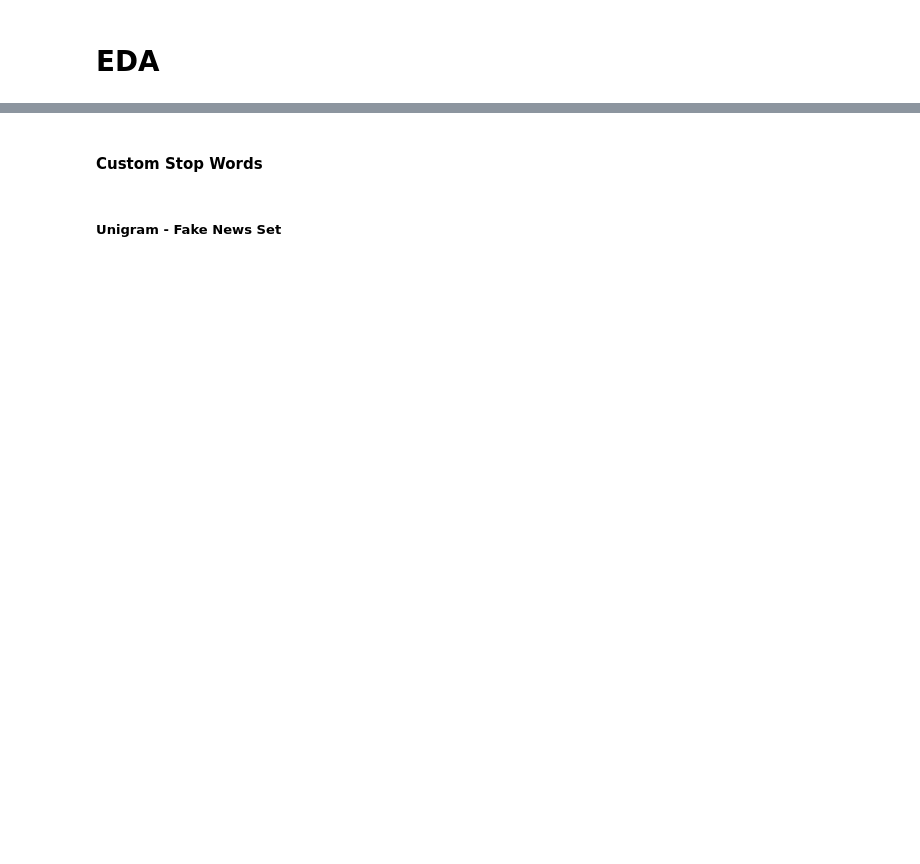
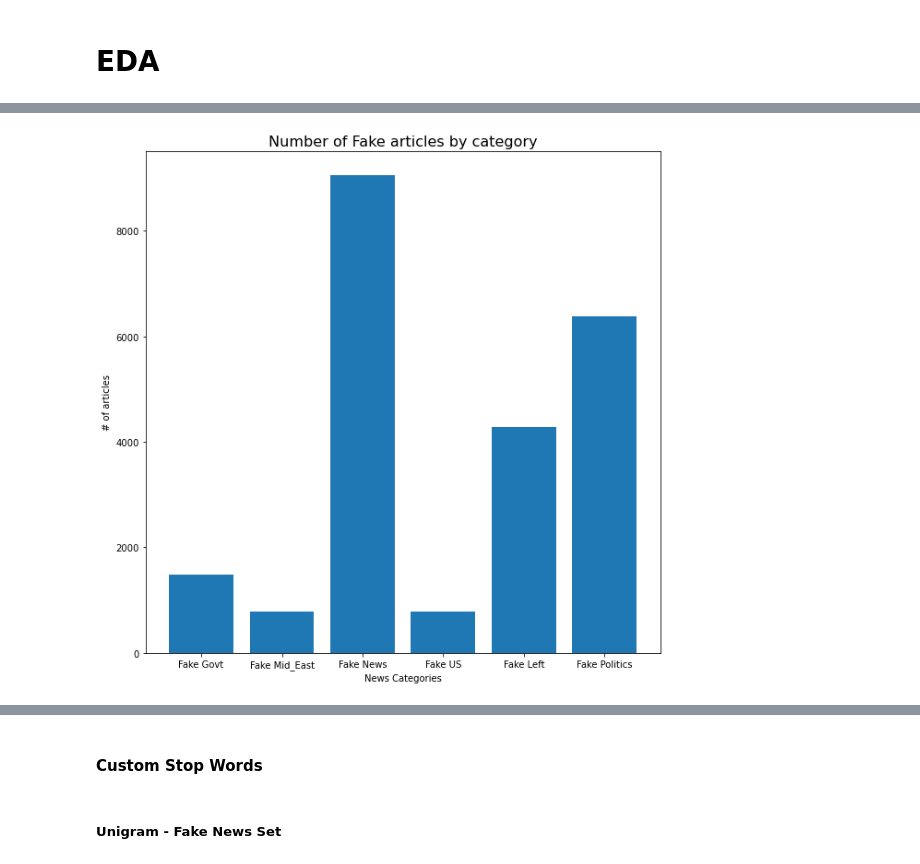
Before and after one commit to KPMask/The-East-West-Alliance, a Jupyter notebook: FakeNews.ipynb, the cells around one changed output, grey strips where cells are left out. Saved outputs shown, nothing was run; the diff lists cells and outputs as text; code cells hidden in the pictures; blank space fills up the shorter version.

```diff
--- a/FakeNews.ipynb
+++ b/FakeNews.ipynb
@@ -87,0 +240,8 @@ Full_df
+# %%
+Full_df["title_char_length"] = Full_df["title"].apply(lambda x: len(x))
+Full_df["title_word_count"] = Full_df["title"].apply(lambda x: len(str(x).split()))
+Full_df["text_char_length"] = Full_df["cleanText"].apply(lambda x: len(x))
+Full_df["text_word_count"] = Full_df["cleanText"].apply(lambda x: len(str(x).split()))
+## Create one additional column which is the characters per word in title and text
+Full_df["char_per_word_title"] = Full_df["title_char_length"] / Full_df["title_word_count"]
+Full_df["char_per_word_text"] = Full_df["text_char_length"] / Full_df["text_word_count"]
@@ -87,0 +272,2 @@ Full_df
+# %%
+Full_df.drop(Full_df.loc[Full_df['text_word_count'] == 0].index, inplace = True) #Delete the '' rows for text column
@@ -89,0 +298,22 @@ Full_df
+# %%
+fake_subject_EDA = pd.get_dummies(columns = ["subject"], data = Full_df, drop_first=False)
+# %%
+Fake_Govt_News = fake_subject_EDA["subject_Government News"].sum()
+Fake_ME_News = fake_subject_EDA["subject_Middle-east"].sum()
+Fake_News_News = fake_subject_EDA["subject_News"].sum()
+Fake_US_News = fake_subject_EDA["subject_US_News"].sum()
+Fake_Left_News = fake_subject_EDA["subject_left-news"].sum()
+Fake_Politics_News = fake_subject_EDA["subject_politics"].sum()
+# %%
+## Define the figure
+fig = plt.figure(figsize=(10,10))
+Category_Count_XName = ["Fake Govt", "Fake Mid_East", "Fake News", "Fake US", "Fake Left", "Fake Politics"]
+Category_Count_Yname = [Fake_Govt_News, Fake_ME_News, Fake_News_News, Fake_US_News, Fake_Left_News, Fake_Politics_News]
+plt.bar(Category_Count_XName,
+        Category_Count_Yname)
+
+plt.xlabel("News Categories")
+plt.ylabel("# of articles")
+plt.title("Number of Fake articles by category", fontsize = 16);
+# %% [output]
+[figure, added]
```
Also changed, not shown: parts of 131 cells of this notebook.
